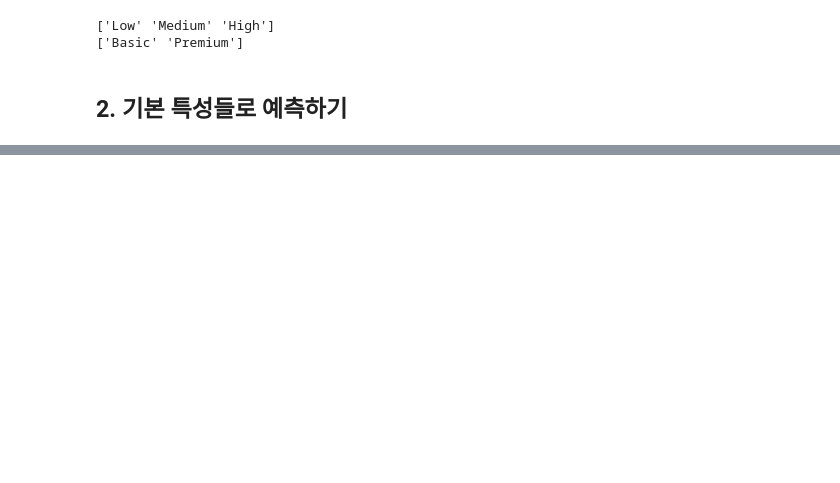
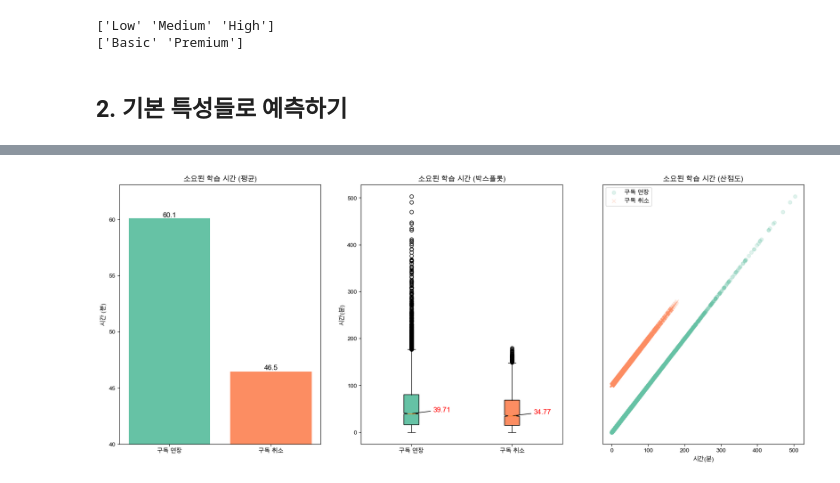
Before and after one commit to sooohyeonkim/learning_user_predict, a Jupyter notebook: learning_user_predict.ipynb, the cells around one changed output, grey strips where cells are left out. Saved outputs shown, nothing was run; the diff lists cells and outputs as text; code cells hidden in the pictures; blank space fills up the shorter version.

```diff
--- a/learning_user_predict.ipynb
+++ b/learning_user_predict.ipynb
@@ -77,0 +218,8 @@ print(train_df['subscription_type'].unique())
+# %%
+#pre_df_3=구독형태_3번째
+pre_df_3=raw_df.groupby(['subscription_type','target']).count().drop(['subscription_duration','recent_login_time','average_login_time','average_time_per_learning_session','monthly_active_learning_days','total_completed_courses','recent_learning_achievement','abandoned_learning_sessions','abandoned_learning_sessions','community_engagement_level','preferred_difficulty_level','customer_inquiry_history','payment_pattern'], axis=1)
+pre_df_3=pre_df_3.rename(columns={'user_id' : 'subscription_type Count'}).unstack()
+pre_df_3['0 ratio']=pre_df_3['subscription_type Count'][0]/(pre_df_3['subscription_type Count'][0]+pre_df_3['subscription_type Count'][1])*100
+pre_df_3['1 ratio']=pre_df_3['subscription_type Count'][1]/(pre_df_3['subscription_type Count'][0]+pre_df_3['subscription_type Count'][1])*100
+pre_df_3['레벨별 구독']=pre_df_3['subscription_type Count'][1]/pre_df_3['subscription_type Count'][1].sum()*100
+pre_df_3
@@ -77,0 +259,7 @@ print(train_df['subscription_type'].unique())
+# %%
+#pre_df_5=학습일수
+pre_df_5=raw_df.drop(['user_id','subscription_duration','recent_login_time','average_login_time','average_time_per_learning_session','subscription_type','total_completed_courses','recent_learning_achievement','abandoned_learning_sessions','abandoned_learning_sessions','community_engagement_level','preferred_difficulty_level','customer_inquiry_history','payment_pattern'], axis=1)
+pre_df_5 = pre_df_5.groupby('target').agg(['count','sum','mean'])
+pre_df_5['학습일수 ratio']=pre_df_5['monthly_active_learning_days']['sum']/pre_df_5['monthly_active_learning_days']['sum'].sum()*100
+pre_df_5.sort_index(ascending=False, inplace=True)
+pre_df_5
@@ -77,0 +379,5 @@ print(train_df['subscription_type'].unique())
+# %%
+pre_df_1_1=pre_df.loc[pre_df['target']==1,['average_time_per_learning_session']]
+pre_df_1_0=pre_df.loc[pre_df['target']==0,['average_time_per_learning_session']]
+print(pre_df_1_1)
+print(pre_df_1_0)
@@ -77,0 +402,52 @@ print(train_df['subscription_type'].unique())
+# %%
+f, ax = plt.subplots(1, 3, figsize=(21, 8))
+
+# 소요 학습시간 : 평균
+labels = ['구독 연장', '구독 취소']
+values = pre_df_1['average_time_per_learning_session']
+colors = sns.color_palette('Set2')
+bar=ax[0].bar(labels, values, color=colors)
+for rect in bar:
+    height = rect.get_height().round(1)
+    ax[0].text(rect.get_x() + rect.get_width()/2.0, height, f'{height}', ha='center', va='bottom', size=12)
+ax[0].set_ylim(40,)
+ax[0].set_ylabel('시간 (분)')
+ax[0].set_ylabel('시간 (분)')
+ax[0].set_title('소요된 학습 시간 (평균)')
+
+# 소요 학습시간 : 박스 플롯
+data = [pre_df_1_1['average_time_per_learning_session'], pre_df_1_0['average_time_per_learning_session']]
+boxplot = ax[1].boxplot(data, notch=1, patch_artist=True)
+
+colors = sns.color_palette('Set2')
+for box, color in zip(boxplot['boxes'], colors):
+    box.set_facecolor(color)
+
+medians = [boxplot['medians'][i].get_ydata()[0] for i in range(len(boxplot['medians']))]
+for i, median in enumerate(medians):
+    ax[1].annotate(f'{median:.2f}',
+                xy=(i + 1, median),
+                xytext=(i + 1.3, median + 1.3),  # Adjust the leader line length
+                ha='center', va='bottom', color='red',
+                arrowprops=dict(facecolor='white', edgecolor='black', arrowstyle='-', lw=1),
+                fontweight='bold',fontsize=12)
+
+ax[1].set_xticks([1, 2])
+ax[1].set_xticklabels(['구독 연장', '구독 취소'])
+ax[1].set_ylabel('시간(분)')
+ax[1].set_title('소요된 학습 시간 (박스플롯)')
+
+
+# 소요 학습시간 : 산점도
+ax[2].scatter(pre_df_1_1,pre_df_1_1,label='구독 연장',color=sns.color_palette('Set2')[0],alpha=0.2)
+ax[2].scatter(pre_df_1_0,pre_df_1_0+100, label='구독 취소',marker='x',color=sns.color_palette('Set2')[1],alpha=0.2)
+ax[2].legend(labels=['구독 연장', '구독 취소'], loc='upper left', bbox_to_anchor=(0, 1), frameon=True, markerscale=1)
+#best', 'upper right', 'upper left', 'lower left', 'lower right', 'right', 'center left', 'center right', 'lower center', 'upper center', 'center'
+ax[2].set_yticks([])
+ax[2].set_title('소요된 학습 시간 (산점도)')
+ax[2].set_xlabel('시간(분)')
+
+
+plt.show()
+# %% [output]
+[figure, added]
```
Also changed, not shown: parts of 22 cells of this notebook.
